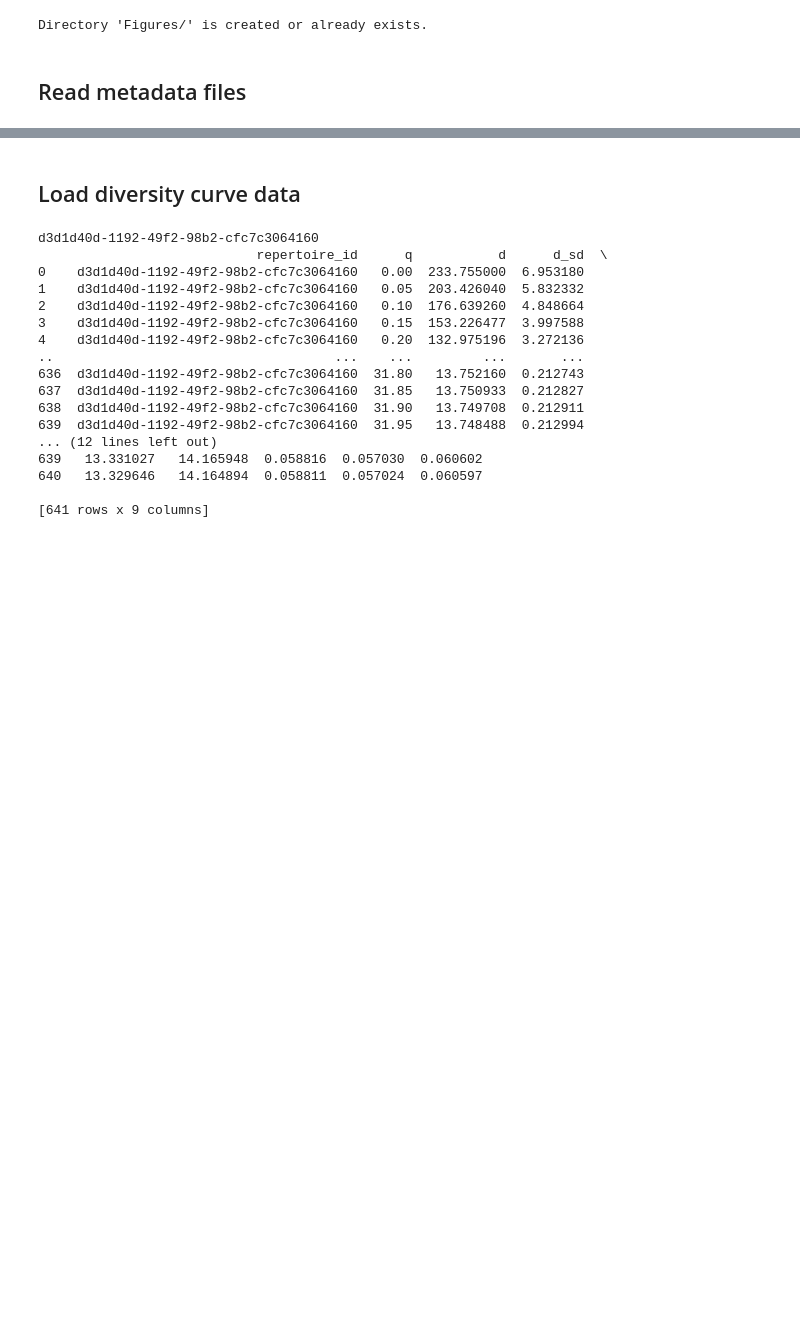
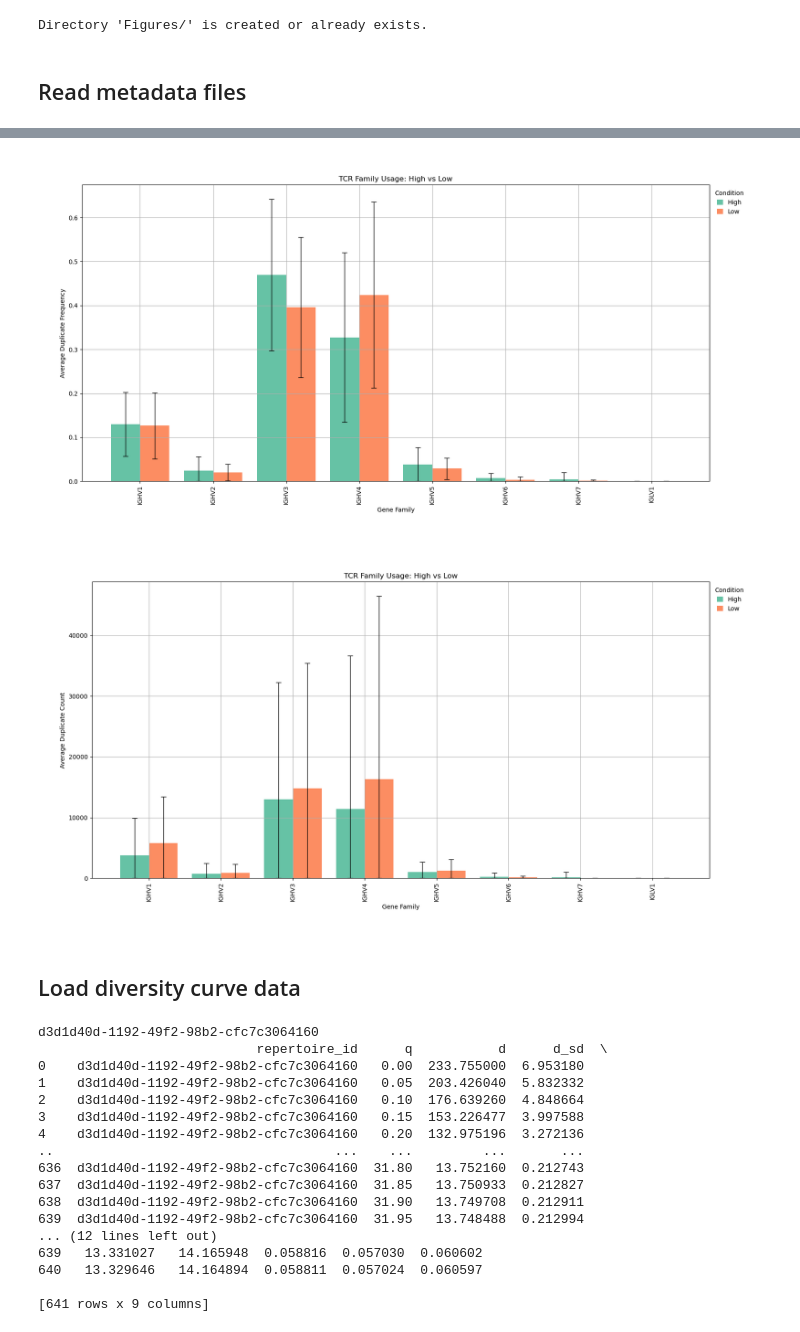
Before and after one commit to Cowell-Lab/monson-lab-projects, a Jupyter notebook: COVVAX/analysis_charts.ipynb, the cells around one changed output, grey strips where cells are left out. Saved outputs shown, nothing was run; the diff lists cells and outputs as text; code cells hidden in the pictures; blank space fills up the shorter version.

Commit message:
add some plots

```diff
--- a/COVVAX/analysis_charts.ipynb
+++ b/COVVAX/analysis_charts.ipynb
@@ -47,0 +57,11 @@ Total Number of Repertoire Groups:  6
+# %%
+processing_stage = 'igblast.makedb.gene.clone'
+groups = [
+    ('b08f9f20-8770-42e2-a785-ff9443b6edb6', 'High'),
+    ('167ecf28-c395-40ed-9651-a7ef7d0784cb', 'Low'),
+    # ('81569c47-6d35-4b0d-921e-6696a0777828', 'Cancer Ovary')
+    # add more if needed
+]
+# Step 1: load and prepare data
+gene_usage_df = bird.load_gene_usage_group_data(repcalc_dir, groups, processing_stage, call_type = 'v_call', level = 'subgroup')
+gene_usage_df
@@ -48,3 +85,13 @@ Total Number of Repertoire Groups:  6
+# %%
+# Step 2: plot
+fig, ax = giraffe.plot_gene_usage_groups(gene_usage_df)
+fig.show()
+
+fig, ax = giraffe.plot_gene_usage_groups(gene_usage_df, False)
+fig.show()
+# %% [output]
+[figure, added]
+[figure, added]
 # %% [markdown]
 ## Load diversity curve data
 # %%
```
Also changed, not shown: parts of 3 cells of this notebook.
